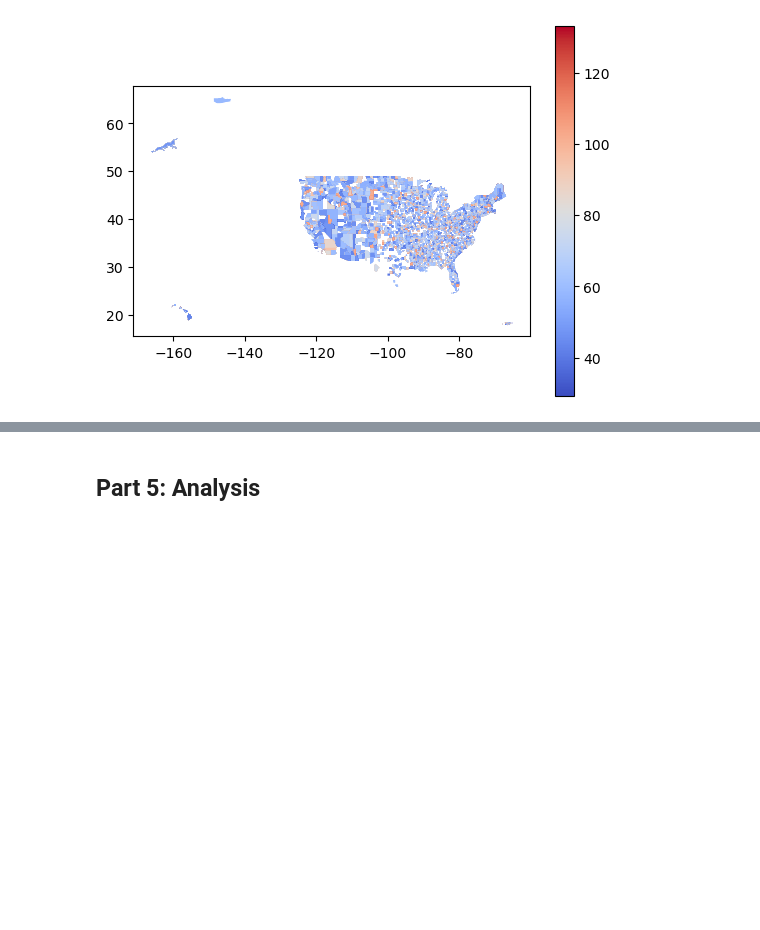
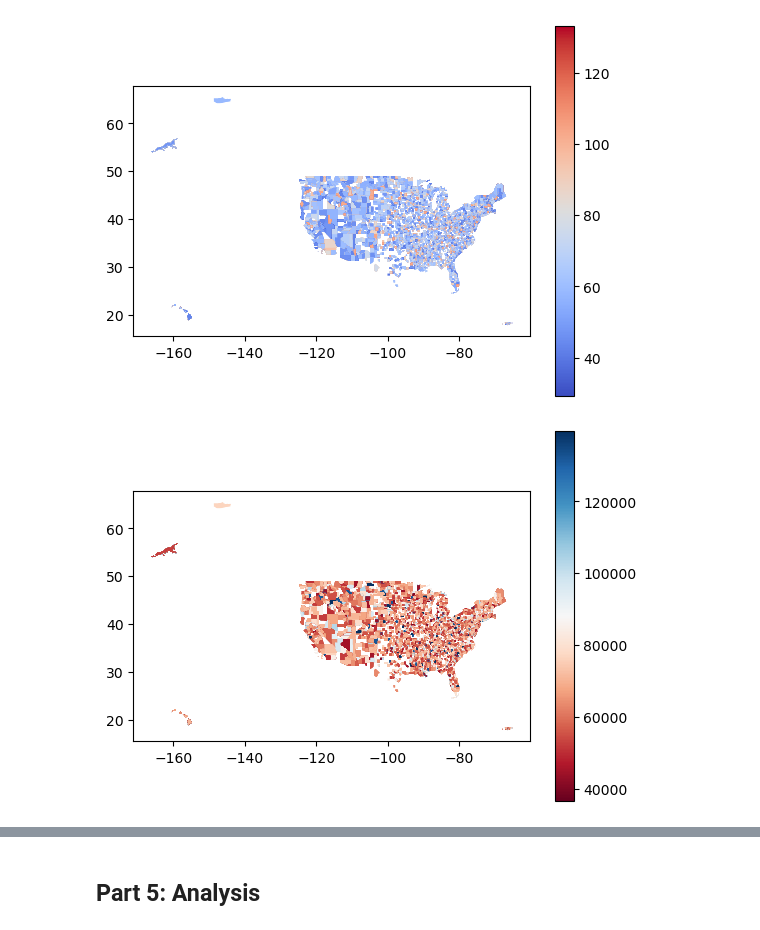
Before and after one commit to kate-kenny/final-project, a Jupyter notebook: final_jupyter.ipynb, the cells around one changed output, grey strips where cells are left out. Cells and saved outputs as stored; diff of their text form; code cells hidden in the pictures; blank space fills up the shorter version.

Commit message:
visualizations

```diff
--- a/final_jupyter.ipynb
+++ b/final_jupyter.ipynb
@@ -288,0 +288,4 @@ mp.plot_df(df, "b", "coolwarm")
+# %%
+mp.plot_df(df, "Median Household Income", "RdBu")
+# %% [output]
+[figure, added]
```
Also changed, not shown: parts of 7 cells of this notebook.
